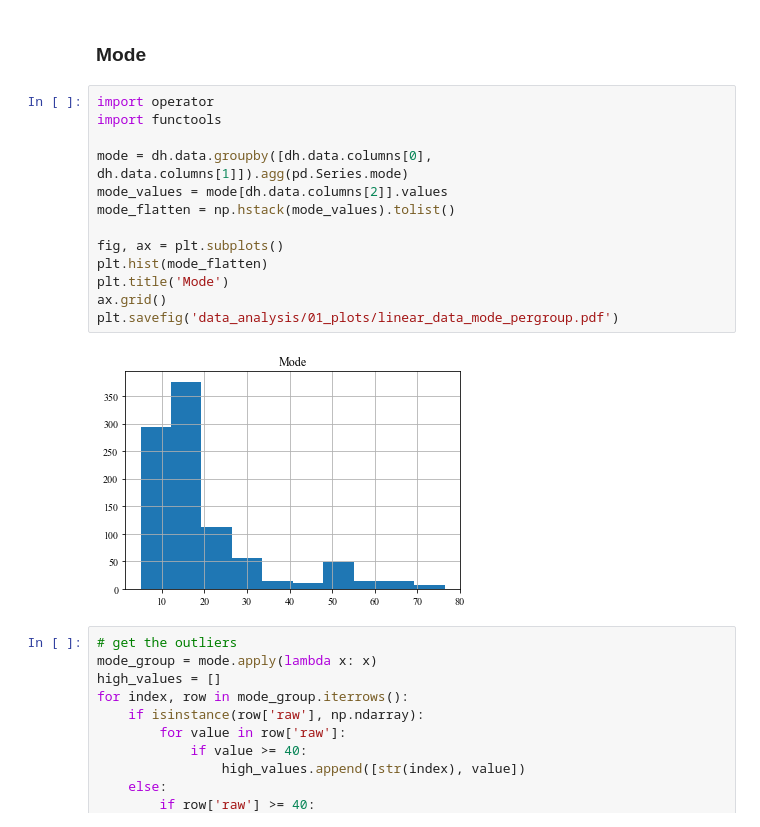
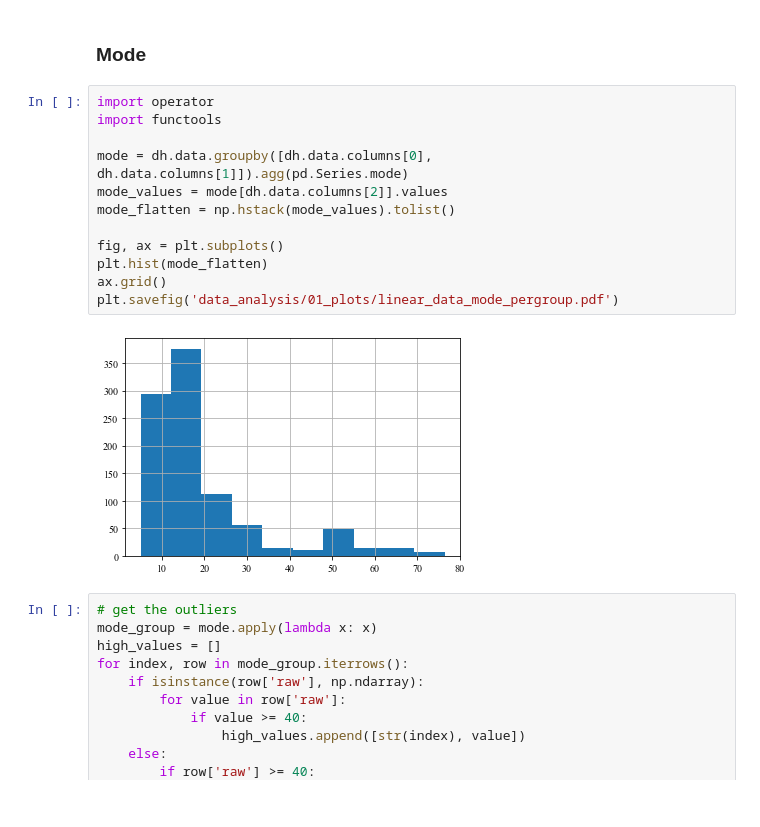
Before and after one commit to hpi-sam/rl-4-self-repair, a Jupyter notebook: data_analysis/01_main_data.ipynb, the cells around one changed output. Saved outputs shown, nothing was run; the diff lists cells and outputs as text.

```diff
--- a/data_analysis/01_main_data.ipynb
+++ b/data_analysis/01_main_data.ipynb
@@ -126,18 +127,17 @@ group[group.raw > 40]
 # %%
 import operator
 import functools
 
 mode = dh.data.groupby([dh.data.columns[0], dh.data.columns[1]]).agg(pd.Series.mode)
 mode_values = mode[dh.data.columns[2]].values
 mode_flatten = np.hstack(mode_values).tolist()
 
 fig, ax = plt.subplots()
 plt.hist(mode_flatten)
-plt.title('Mode')
 ax.grid()
 plt.savefig('data_analysis/01_plots/linear_data_mode_pergroup.pdf')
 # %% [output]
-[figure, old version]
+[figure, new version]
 # %%
 # get the outliers
 mode_group = mode.apply(lambda x: x)
```
Also changed, not shown: parts of 3 cells of this notebook, 51 other files.
